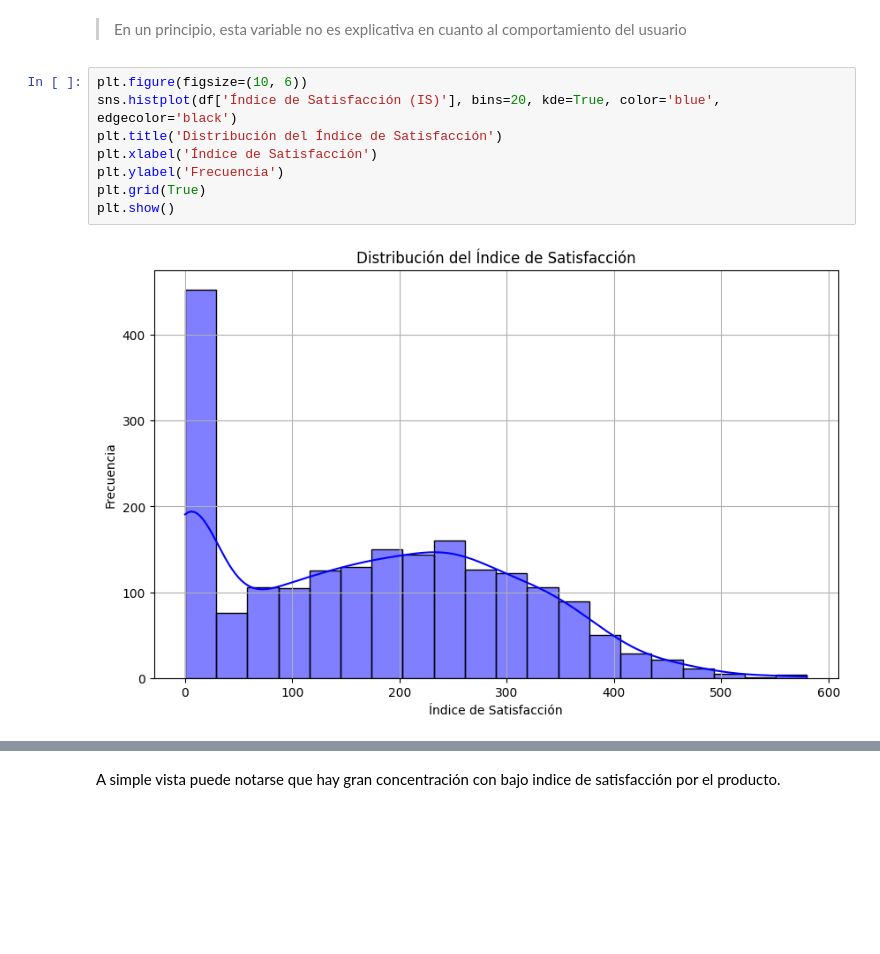
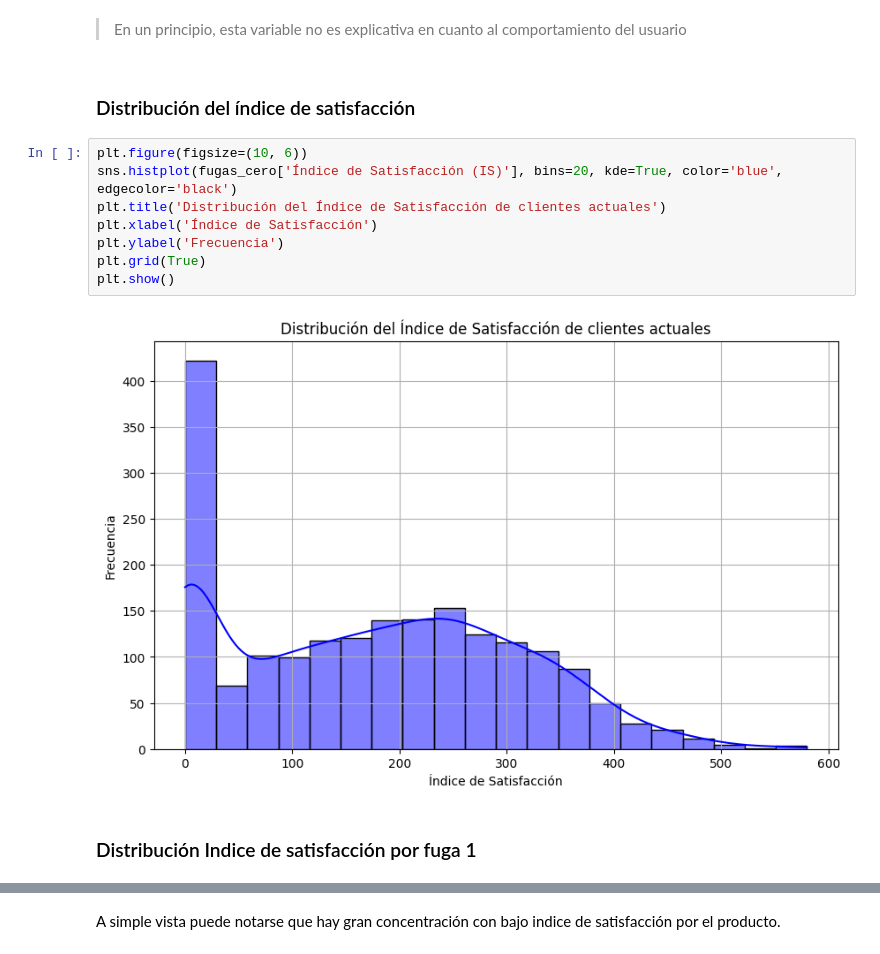
Before and after one commit to dileofrancoj/data-interview, a Jupyter notebook: analysis.ipynb, the cells around one changed output, grey strips where cells are left out. Drawn from its saved outputs; the diff is of its cells as text; blank space fills up the shorter version.

```diff
--- a/analysis.ipynb
+++ b/analysis.ipynb
@@ -146,13 +148,17 @@ plt.show()
 [figure]
 # %% [markdown]
 > En un principio, esta variable no es explicativa en cuanto al comportamiento del usuario
+# %% [markdown]
+### Distribución del índice de satisfacción
 # %%
 plt.figure(figsize=(10, 6))
-sns.histplot(df['Índice de Satisfacción (IS)'], bins=20, kde=True, color='blue', edgecolor='black')
-plt.title('Distribución del Índice de Satisfacción')
+sns.histplot(fugas_cero['Índice de Satisfacción (IS)'], bins=20, kde=True, color='blue', edgecolor='black')
+plt.title('Distribución del Índice de Satisfacción de clientes actuales')
 plt.xlabel('Índice de Satisfacción')
 plt.ylabel('Frecuencia')
 plt.grid(True)
 plt.show()
 # %% [output]
-[figure, old version]
+[figure, new version]
+# %% [markdown]
+### Distribución Indice de satisfacción por fuga 1
```
Also changed, not shown: parts of 49 cells of this notebook, 3 other files.
